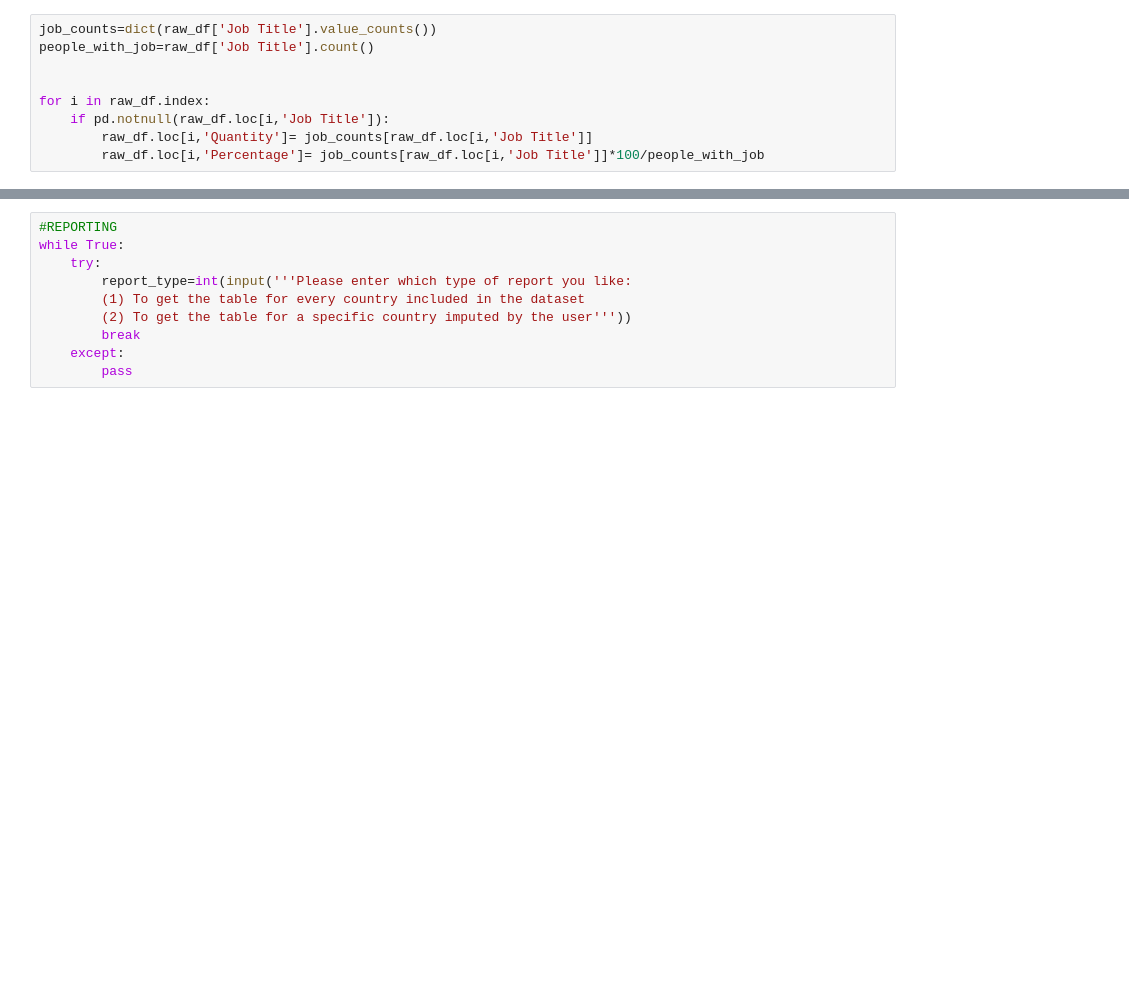
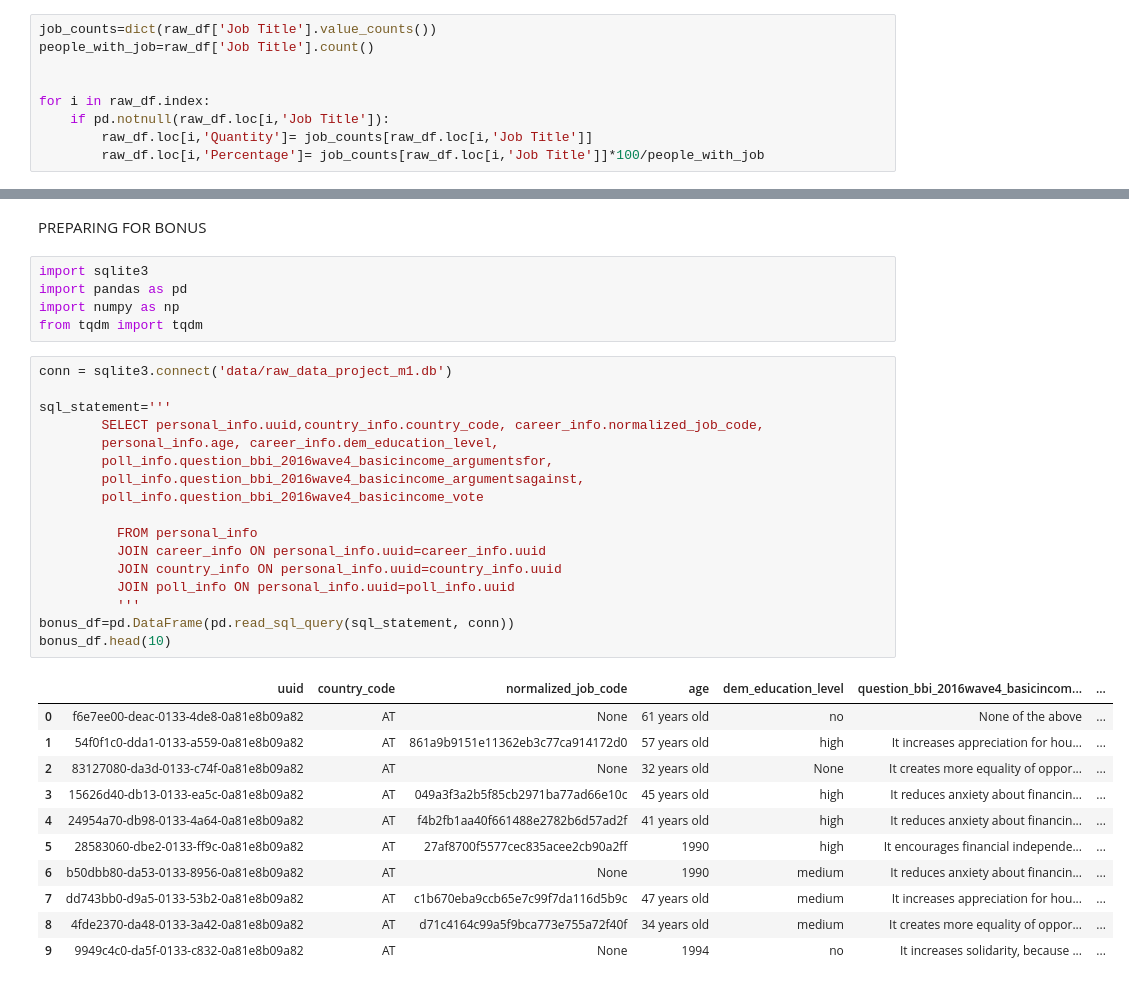
Before and after one commit to Alvaru89/project_m1, a Jupyter notebook: drafting.ipynb, the cells around one changed output, grey strips where cells are left out. Cells and saved outputs as stored; diff of their text form; blank space fills up the shorter version.

```diff
--- a/drafting.ipynb
+++ b/drafting.ipynb
@@ -194,10 +119,36 @@ raw_df.head()
-# %%
-#REPORTING
-while True:
-    try:
-        report_type=int(input('''Please enter which type of report you like:
-        (1) To get the table for every country included in the dataset
-        (2) To get the table for a specific country imputed by the user'''))
-        break
-    except:
-        pass
+# %% [markdown]
+PREPARING FOR BONUS
+# %%
+import sqlite3
+import pandas as pd
+import numpy as np
+from tqdm import tqdm
+# %%
+conn = sqlite3.connect('data/raw_data_project_m1.db')
+
+sql_statement='''
+        SELECT personal_info.uuid,country_info.country_code, career_info.normalized_job_code,
+        personal_info.age, career_info.dem_education_level,
+        poll_info.question_bbi_2016wave4_basicincome_argumentsfor,
+        poll_info.question_bbi_2016wave4_basicincome_argumentsagainst,
+        poll_info.question_bbi_2016wave4_basicincome_vote
+
+          FROM personal_info
+          JOIN career_info ON personal_info.uuid=career_info.uuid
+          JOIN country_info ON personal_info.uuid=country_info.uuid
+          JOIN poll_info ON personal_info.uuid=poll_info.uuid
+          '''
+bonus_df=pd.DataFrame(pd.read_sql_query(sql_statement, conn))
+bonus_df.head(10)
+# %% [output]
+|  | uuid | country_code | normalized_job_code | age | dem_education_level | question_bbi_2016wave4_basicincom... | ... |
+| 0 | f6e7ee00-deac-0133-4de8-0a81e8b09a82 | AT | None | 61 years old | no | None of the above | ... |
+| 1 | 54f0f1c0-dda1-0133-a559-0a81e8b09a82 | AT | 861a9b9151e11362eb3c77ca914172d0 | 57 years old | high | It increases appreciation for hou... | ... |
+| 2 | 83127080-da3d-0133-c74f-0a81e8b09a82 | AT | None | 32 years old | None | It creates more equality of oppor... | ... |
+| 3 | 15626d40-db13-0133-ea5c-0a81e8b09a82 | AT | 049a3f3a2b5f85cb2971ba77ad66e10c | 45 years old | high | It reduces anxiety about financin... | ... |
+| 4 | 24954a70-db98-0133-4a64-0a81e8b09a82 | AT | f4b2fb1aa40f661488e2782b6d57ad2f | 41 years old | high | It reduces anxiety about financin... | ... |
+| 5 | 28583060-dbe2-0133-ff9c-0a81e8b09a82 | AT | 27af8700f5577cec835acee2cb90a2ff | 1990 | high | It encourages financial independe... | ... |
+| 6 | b50dbb80-da53-0133-8956-0a81e8b09a82 | AT | None | 1990 | medium | It reduces anxiety about financin... | ... |
+| 7 | dd743bb0-d9a5-0133-53b2-0a81e8b09a82 | AT | c1b670eba9ccb65e7c99f7da116d5b9c | 47 years old | medium | It increases appreciation for hou... | ... |
+| 8 | 4fde2370-da48-0133-3a42-0a81e8b09a82 | AT | d71c4164c99a5f9bca773e755a72f40f | 34 years old | medium | It creates more equality of oppor... | ... |
+| 9 | 9949c4c0-da5f-0133-c832-0a81e8b09a82 | AT | None | 1994 | no | It increases solidarity, because ... | ... |
```
Also changed, not shown: parts of 39 cells of this notebook, 10 other files.
